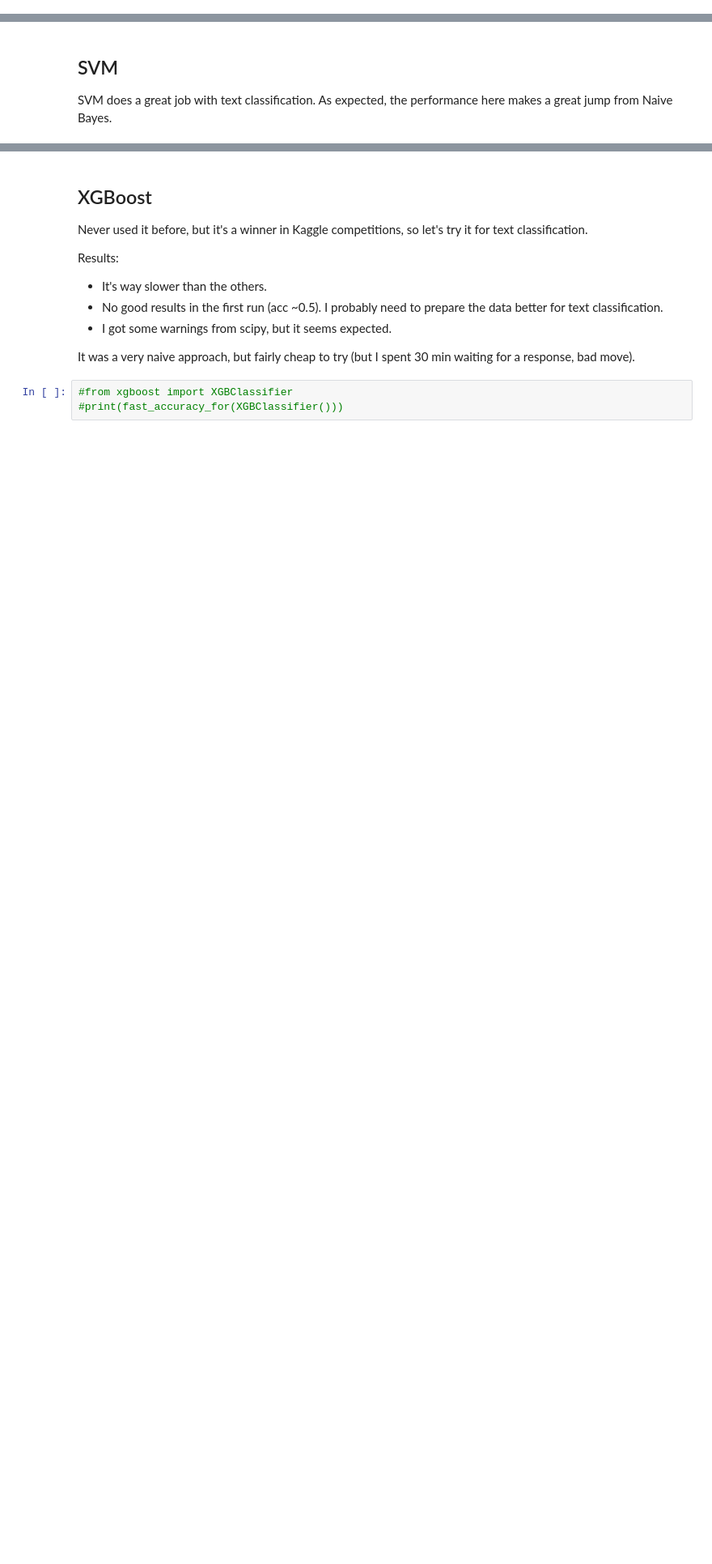
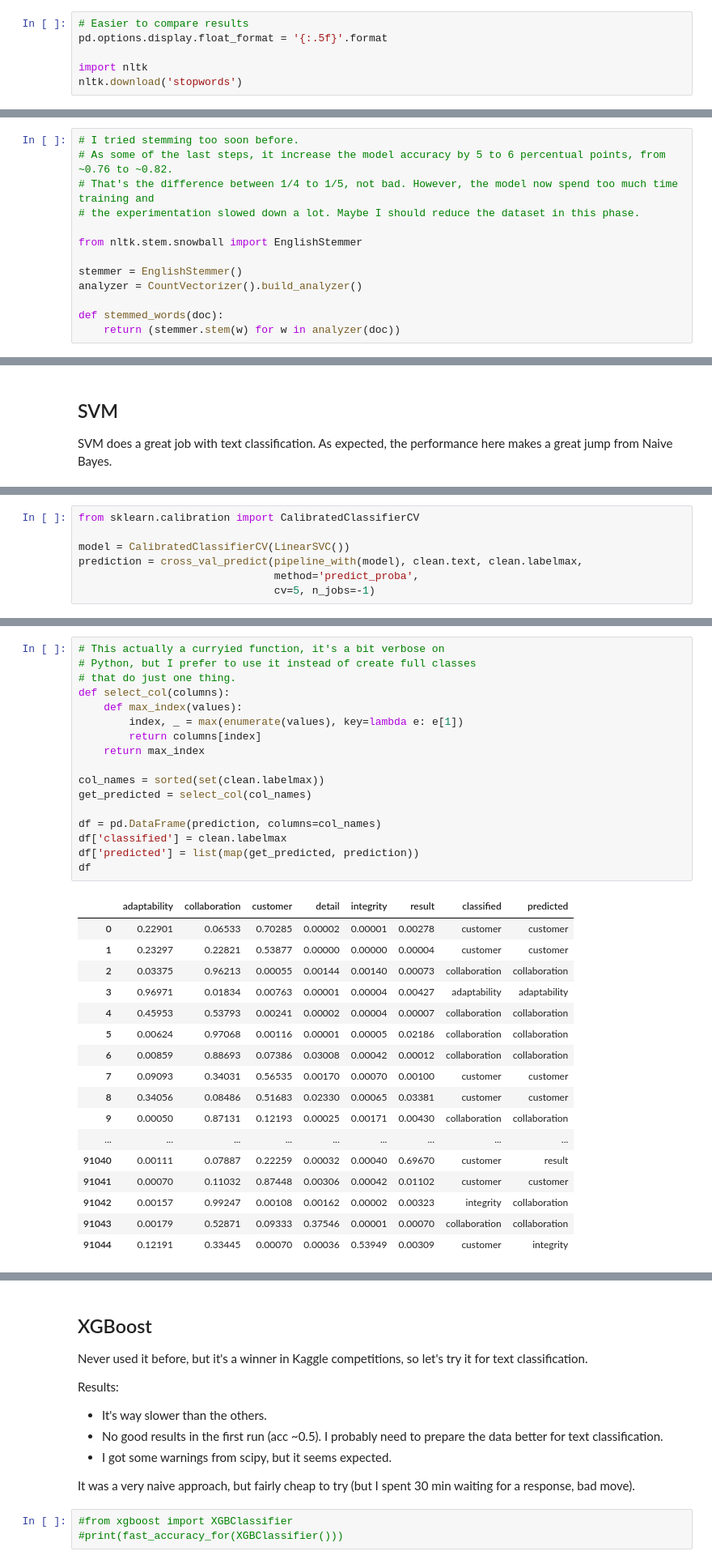
Before and after one commit to ruliana/datascience-challenge, a Jupyter notebook: main.ipynb, the cells around one changed output, grey strips where cells are left out. Shown at 81% size. Saved outputs shown, nothing was run; the diff lists cells and outputs as text; blank space fills up the shorter version.

Commit message:
Just playing around

```diff
--- a/main.ipynb
+++ b/main.ipynb
@@ -48,0 +42,6 @@ True
+# %%
+# Easier to compare results
+pd.options.display.float_format = '{:.5f}'.format
+
+import nltk
+nltk.download('stopwords')
@@ -102,3 +97,16 @@ clean = raw[raw.labelmax != 'null'] # No classification
+# %%
+# I tried stemming too soon before.
+# As some of the last steps, it increase the model accuracy by 5 to 6 percentual points, from ~0.76 to ~0.82.
+# That's the difference between 1/4 to 1/5, not bad. However, the model now spend too much time training and
+# the experimentation slowed down a lot. Maybe I should reduce the dataset in this phase.
+
+from nltk.stem.snowball import EnglishStemmer
+
+stemmer = EnglishStemmer()
+analyzer = CountVectorizer().build_analyzer()
+
+def stemmed_words(doc):
+    return (stemmer.stem(w) for w in analyzer(doc))
 # %% [markdown]
 ## Helpers
 
@@ -152,0 +207,7 @@ print(accuracy_for(LinearSVC(), clean.text, clean.labelmax))
+# %%
+from sklearn.calibration import CalibratedClassifierCV
+
+model = CalibratedClassifierCV(LinearSVC())
+prediction = cross_val_predict(pipeline_with(model), clean.text, clean.labelmax,
+                               method='predict_proba',
+                               cv=5, n_jobs=-1)
@@ -152,0 +228,35 @@ print(accuracy_for(LinearSVC(), clean.text, clean.labelmax))
+# %%
+# This actually a curryied function, it's a bit verbose on
+# Python, but I prefer to use it instead of create full classes
+# that do just one thing.
+def select_col(columns):
+    def max_index(values):
+        index, _ = max(enumerate(values), key=lambda e: e[1])
+        return columns[index]
+    return max_index
+
+col_names = sorted(set(clean.labelmax))
+get_predicted = select_col(col_names)
+
+df = pd.DataFrame(prediction, columns=col_names)
+df['classified'] = clean.labelmax
+df['predicted'] = list(map(get_predicted, prediction))
+df
+# %% [output]
+|  | adaptability | collaboration | customer | detail | integrity | result | classified | predicted |
+| 0 | 0.22901 | 0.06533 | 0.70285 | 0.00002 | 0.00001 | 0.00278 | customer | customer |
+| 1 | 0.23297 | 0.22821 | 0.53877 | 0.00000 | 0.00000 | 0.00004 | customer | customer |
+| 2 | 0.03375 | 0.96213 | 0.00055 | 0.00144 | 0.00140 | 0.00073 | collaboration | collaboration |
+| 3 | 0.96971 | 0.01834 | 0.00763 | 0.00001 | 0.00004 | 0.00427 | adaptability | adaptability |
+| 4 | 0.45953 | 0.53793 | 0.00241 | 0.00002 | 0.00004 | 0.00007 | collaboration | collaboration |
+| 5 | 0.00624 | 0.97068 | 0.00116 | 0.00001 | 0.00005 | 0.02186 | collaboration | collaboration |
+| 6 | 0.00859 | 0.88693 | 0.07386 | 0.03008 | 0.00042 | 0.00012 | collaboration | collaboration |
+| 7 | 0.09093 | 0.34031 | 0.56535 | 0.00170 | 0.00070 | 0.00100 | customer | customer |
+| 8 | 0.34056 | 0.08486 | 0.51683 | 0.02330 | 0.00065 | 0.03381 | customer | customer |
+| 9 | 0.00050 | 0.87131 | 0.12193 | 0.00025 | 0.00171 | 0.00430 | collaboration | collaboration |
+| ... | ... | ... | ... | ... | ... | ... | ... | ... |
+| 91040 | 0.00111 | 0.07887 | 0.22259 | 0.00032 | 0.00040 | 0.69670 | customer | result |
+| 91041 | 0.00070 | 0.11032 | 0.87448 | 0.00306 | 0.00042 | 0.01102 | customer | customer |
+| 91042 | 0.00157 | 0.99247 | 0.00108 | 0.00162 | 0.00002 | 0.00323 | integrity | collaboration |
+| 91043 | 0.00179 | 0.52871 | 0.09333 | 0.37546 | 0.00001 | 0.00070 | collaboration | collaboration |
+| 91044 | 0.12191 | 0.33445 | 0.00070 | 0.00036 | 0.53949 | 0.00309 | customer | integrity |
```
Also changed, not shown: parts of 18 cells of this notebook.
